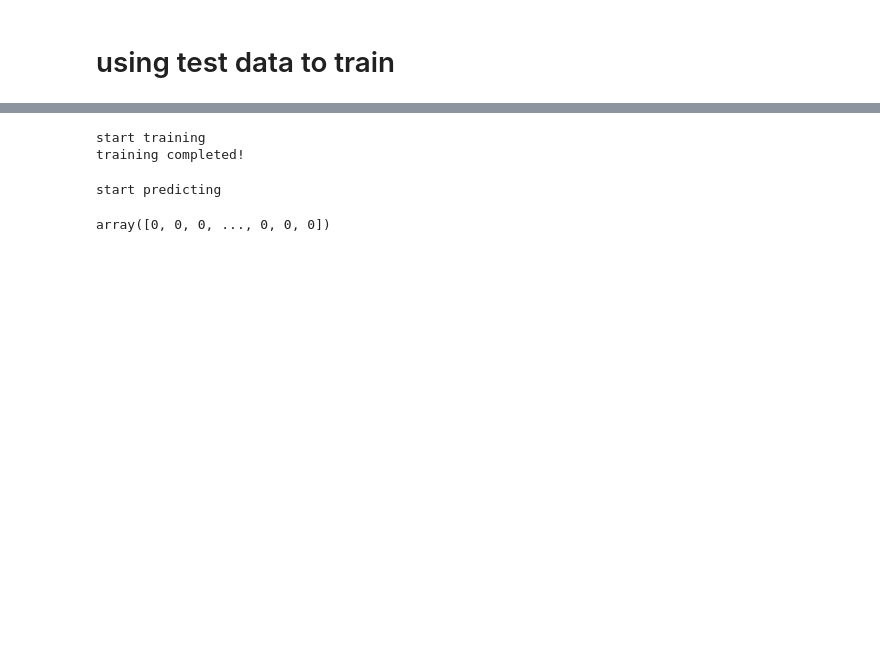
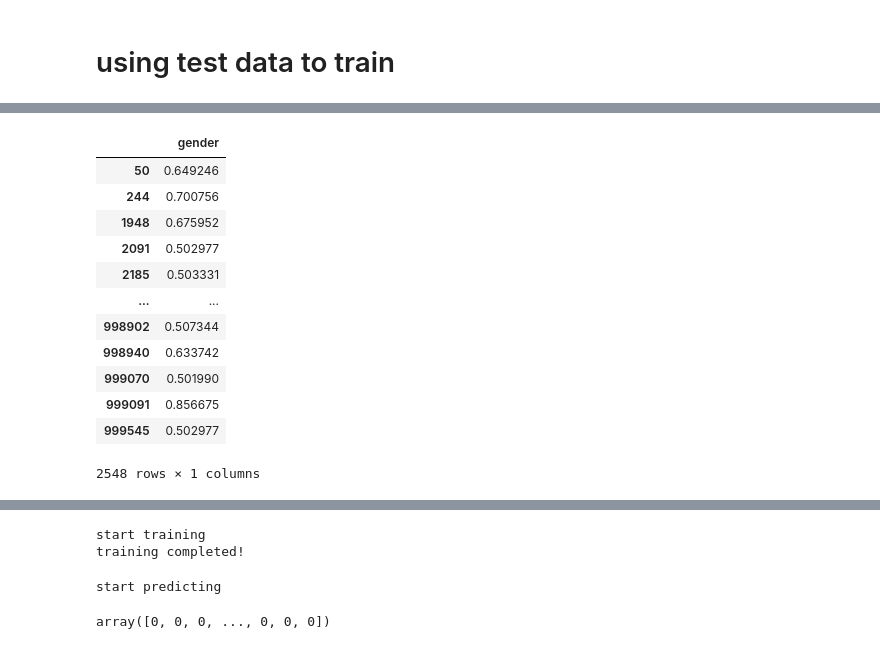
Before and after one commit to doutv/TXAdvertisementCompetition, a Jupyter notebook: version/lgb.ipynb, the cells around one changed output, grey strips where cells are left out. Cells and saved outputs as stored; diff of their text form; code cells hidden in the pictures; blank space fills up the shorter version.

```diff
--- a/version/lgb.ipynb
+++ b/version/lgb.ipynb
@@ -128,0 +215,16 @@ display(predictions)
+# %%
+df[df.gender>=0.5]
+# %% [output]
+|  | gender |
+| 50 | 0.649246 |
+| 244 | 0.700756 |
+| 1948 | 0.675952 |
+| 2091 | 0.502977 |
+| 2185 | 0.503331 |
+| ... | ... |
+| 998902 | 0.507344 |
+| 998940 | 0.633742 |
+| 999070 | 0.501990 |
+| 999091 | 0.856675 |
+| 999545 | 0.502977 |
+2548 rows × 1 columns
```
Also changed, not shown: parts of 11 cells of this notebook, 2 other files.
